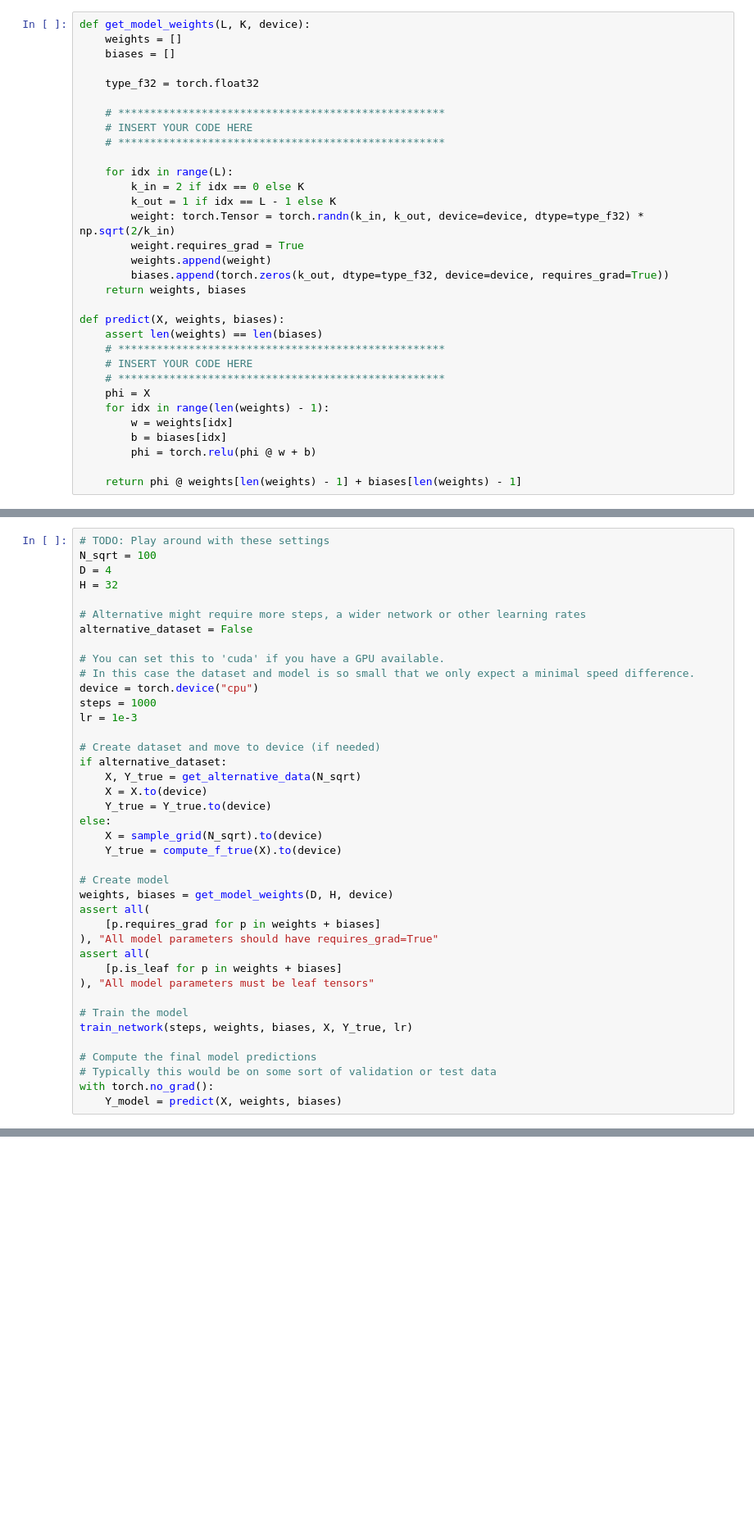
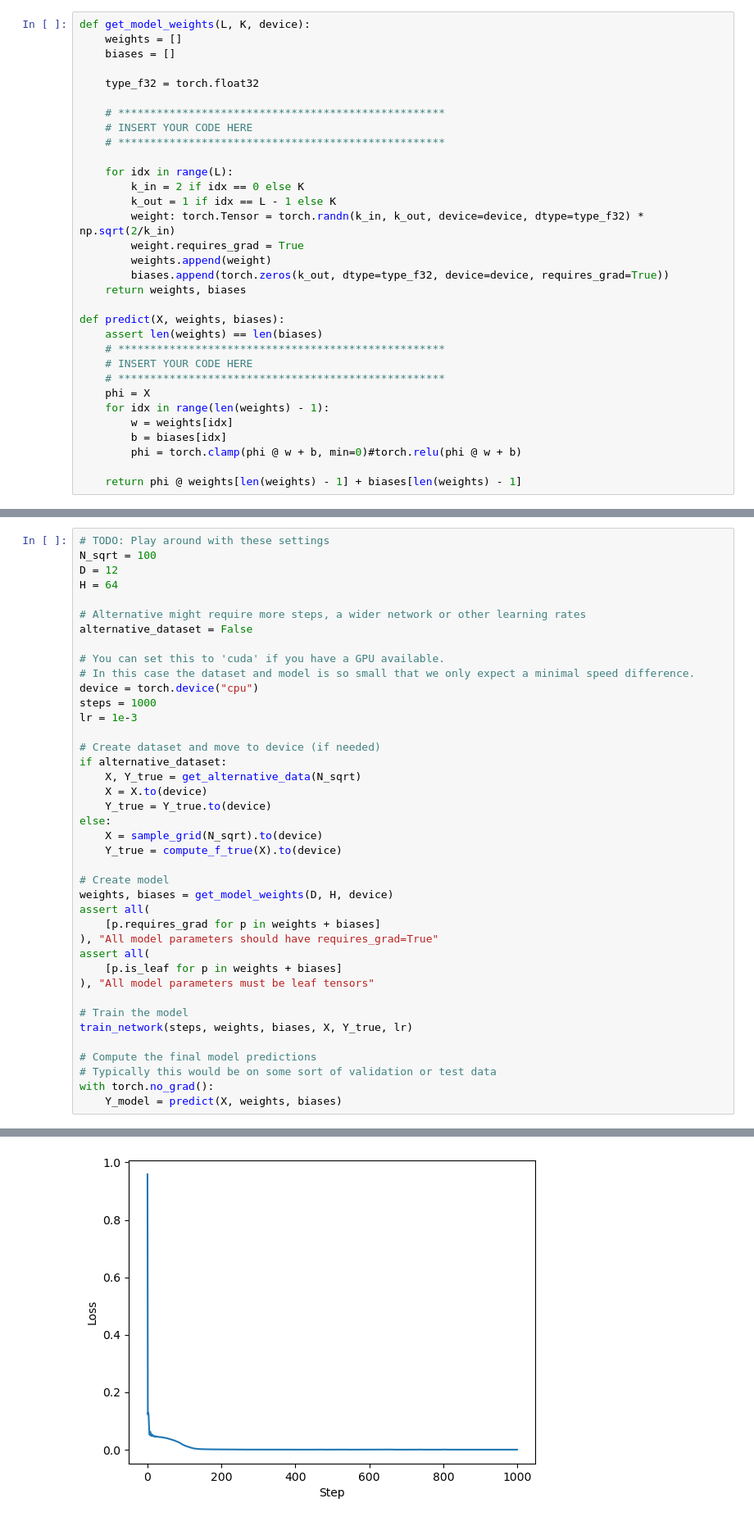
Before and after one commit to david-schroeter/ML_course, a Jupyter notebook: labs/ex07/template/ex07.ipynb, the cells around one changed output, grey strips where cells are left out. Shown: that part at 82% size. Saved outputs shown, nothing was run; the diff lists cells and outputs as text; blank space fills up the shorter version.

```diff
--- a/labs/ex07/template/ex07.ipynb
+++ b/labs/ex07/template/ex07.ipynb
@@ -181,7 +181,7 @@ def predict(X, weights, biases):
     for idx in range(len(weights) - 1):
         w = weights[idx]
         b = biases[idx]
-        phi = torch.relu(phi @ w + b)
+        phi = torch.clamp(phi @ w + b, min=0)#torch.relu(phi @ w + b)
 
     return phi @ weights[len(weights) - 1] + biases[len(weights) - 1]
 # %% [markdown]
@@ -276,8 +276,8 @@ def get_alternative_data(N_sqrt):
 # %%
 # TODO: Play around with these settings
 N_sqrt = 100
-D = 4
-H = 32
+D = 12
+H = 64
 
 # Alternative might require more steps, a wider network or other learning rates
 alternative_dataset = False
@@ -322,3 +327,4 @@ KeyboardInterrupt:
+[figure, added]
 # %%
 # Move things back to the CPU for plotting (if needed)
 X = X.cpu()
```
Also changed, not shown: parts of 5 cells of this notebook, 1 other file.
